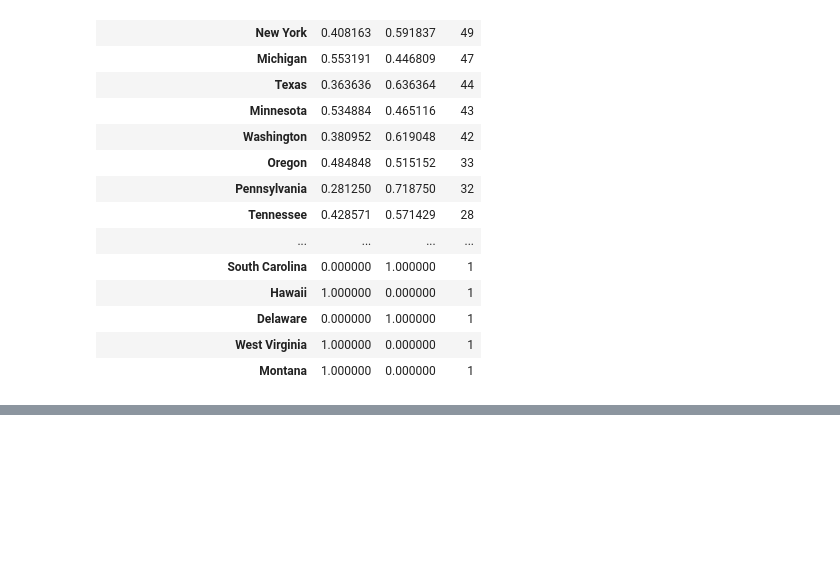
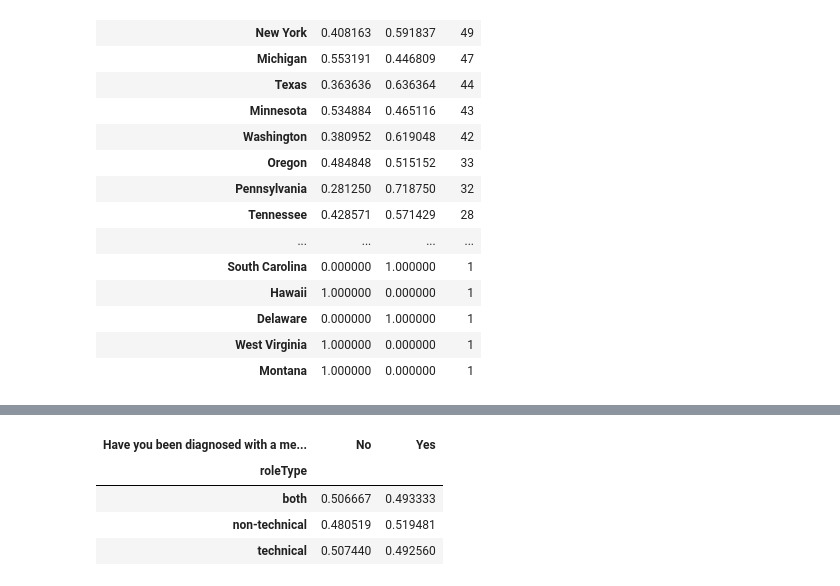
Before and after one commit to PLBMR/mentalHealthDataAnalysis, a Jupyter notebook: osmiMentalHealthInTech/analysis/exploratoryDataAnalysis.ipynb, the cells around one changed output, grey strips where cells are left out. Saved outputs shown, nothing was run; the diff lists cells and outputs as text; code cells hidden in the pictures; blank space fills up the shorter version.

```diff
--- a/osmiMentalHealthInTech/analysis/exploratoryDataAnalysis.ipynb
+++ b/osmiMentalHealthInTech/analysis/exploratoryDataAnalysis.ipynb
@@ -546,0 +561,35 @@ display(displayFrame)
+# %%
+#make role dictionary
+roleDict = {"technical":["Front-end Developer","Back-end Developer",
+                         "DevOps/SysAdmin","Designer"],
+            "non-technical":["HR","Support","Sales","Dev Evangelist/Advocate",
+                             "Other","Excecutive Leadership",
+                             "Supervisor/Team Lead","One-person shop"]}
+def findRoleType(workString):
+    #helper that finds the role type of an individual based on the string of
+    #job descriptions provided
+    for technicalRole in roleDict["technical"]:
+        #search to find it in job descriptions
+        if (technicalRole in workString):
+            #now see if they take on an additional non-technical role
+            for nonTechnicalRole in roleDict["non-technical"]:
+                if (nonTechnicalRole in workString): #they do both
+                    return "both"
+            #if we got to this point, they are just technical
+            return "technical"
+    #if we got here, they are non-technical
+    return "non-technical"
+#apply this across job types
+responseFrame["roleType"] = responseFrame[
+    "Which of the following best describes your work position?"].apply(
+    findRoleType)
+# %%
+#then crosstab with diagnosis
+pd.crosstab(responseFrame["roleType"],responseFrame[haveBeenDiagnosedString],
+            normalize = "index")
+# %% [output]
+| Have you been diagnosed with a me... | No | Yes |
+| roleType |  |  |
+| both | 0.506667 | 0.493333 |
+| non-technical | 0.480519 | 0.519481 |
+| technical | 0.507440 | 0.492560 |
```
Also changed, not shown: parts of 9 cells of this notebook.
